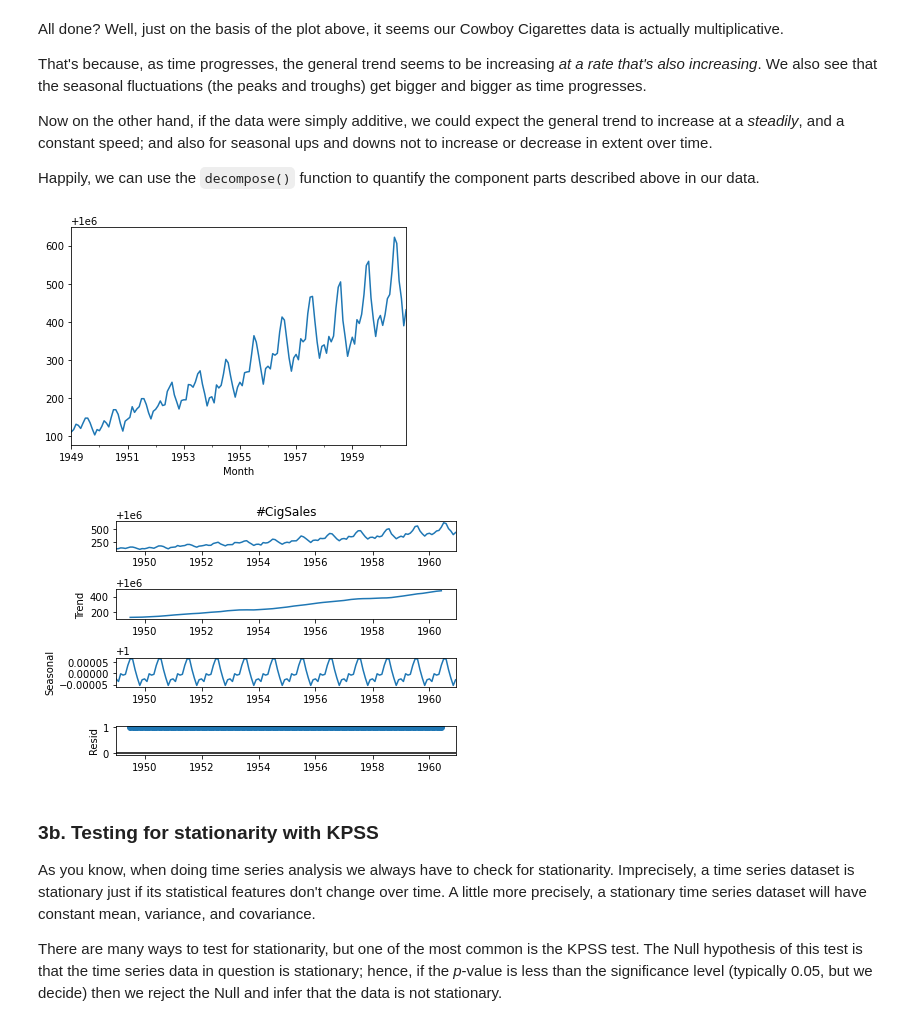
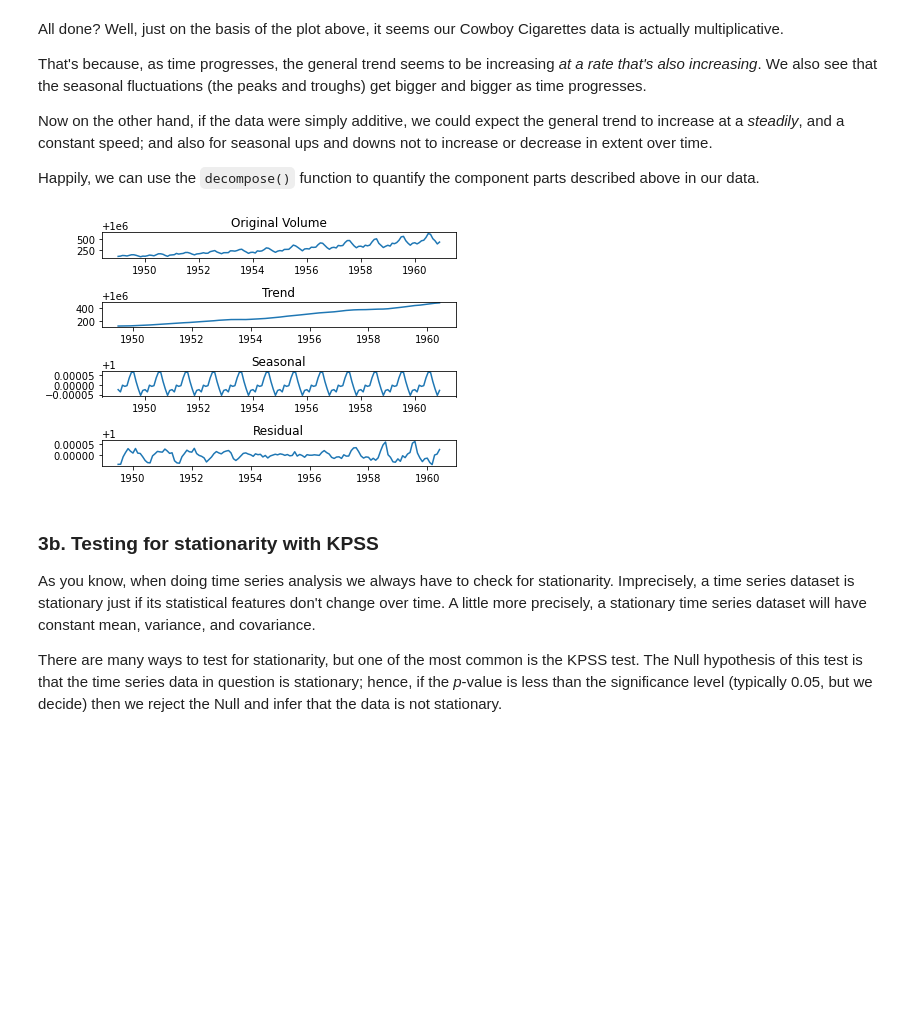
Before and after one commit to randrmoel/cowboy_cig_case, a Jupyter notebook: Cowboy Cigarettes Case Study - Tier 3.ipynb, the cells around one changed output. Cells and saved outputs as stored; diff of their text form; code cells hidden in the pictures; blank space fills up the shorter version.

```diff
--- a/Cowboy Cigarettes Case Study - Tier 3.ipynb
+++ b/Cowboy Cigarettes Case Study - Tier 3.ipynb
@@ -221,15 +219,26 @@ Happily, we can use the `decompose()` function to quantify the component parts d
 # %%
 import statsmodels.api as sm
 decomposition = sm.tsa.seasonal_decompose(y, model='multiplicative')
-
+t = decomposition.trend
+s = decomposition.seasonal
+r = decomposition.resid
 
 # Plot the original data, the trend, the seasonality, and the residuals
-y.plot()
-decomposition.plot()
-plt.show()
+plt.subplot(4,1,1)
+plt.plot(y)
+plt.title("Original Volume")
+plt.subplot(4,1,2)
+plt.plot(t)
+plt.title("Trend")
+plt.subplot(4,1,3)
+plt.plot(s)
+plt.title("Seasonal")
+plt.subplot(4,1,4)
+plt.plot(r)
+plt.title("Residual")
+plt.tight_layout()
 # %% [output]
-[figure, old version]
+[figure, new version]
-[figure, removed]
 # %% [markdown]
 ### 3b. Testing for stationarity with KPSS
 As you know, when doing time series analysis we always have to check for stationarity. Imprecisely, a time series dataset is stationary just if its statistical features don't change over time. A little more precisely, a stationary time series dataset will have constant mean, variance, and covariance.
```
Also changed, not shown: parts of 29 cells of this notebook.
